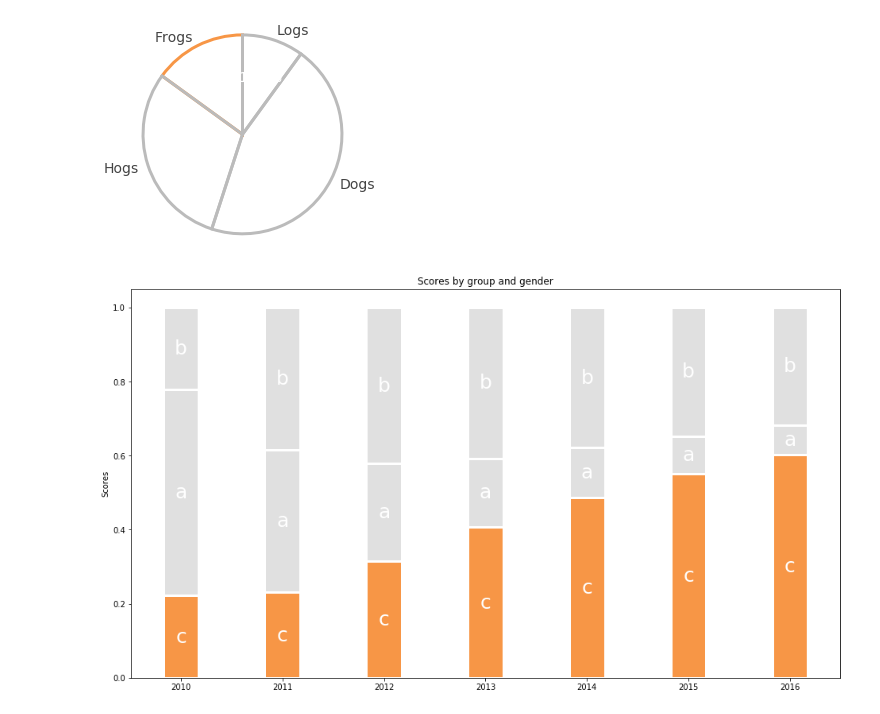
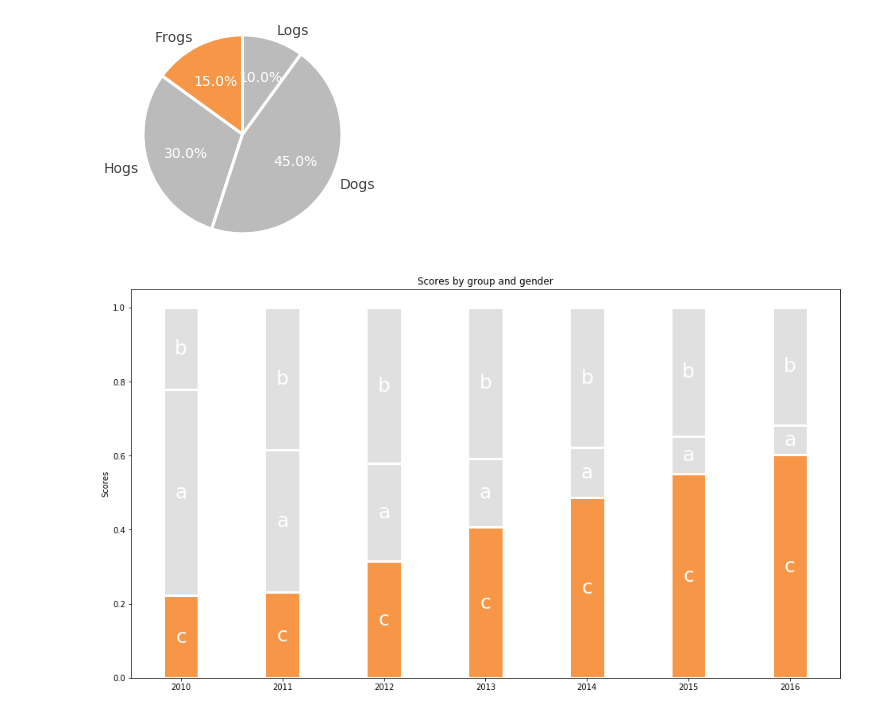
Before and after one commit to coreygirard/less, a Jupyter notebook: labs.ipynb, the cells around one changed output. Drawn from its saved outputs; the diff is of its cells as text; code cells hidden in the pictures.

```diff
--- a/labs.ipynb
+++ b/labs.ipynb
@@ -10,36 +10,36 @@ explode = [0,0,0,0]
 
 highlight = ['Frogs']
 
 highlight_color = '#F79646'
 background_color = '#bbbbbb'
 
 fig1, ax1 = plt.subplots()
 data = ax1.pie(magnitudes,
         labels=categories,
         autopct='%1.1f%%',
         startangle=90)
 
 for label, wedge, outer, inner in zip(categories, *data):
     if label in highlight:
         wedge.set_color(highlight_color)
     else:
         wedge.set_color(background_color)
 
-    #wedge.set_edgecolor('white')
+    wedge.set_edgecolor('white')
     wedge.set_linewidth(3)
-    wedge.fill = False
+    #wedge.fill = False
 
     inner.set_color('white')
     inner.set_size(14)
 
     outer.set_color('#444444')
     outer.set_size(14)
 
 ax1.axis('equal')  # Equal aspect ratio ensures that pie is drawn as a circle.
 
 plt.show()
 # %% [output]
-[figure, old version]
+[figure, new version]
 # %%
 import numpy as np
 t = np.array(range(7))
```
Also changed, not shown: parts of 4 cells of this notebook.
